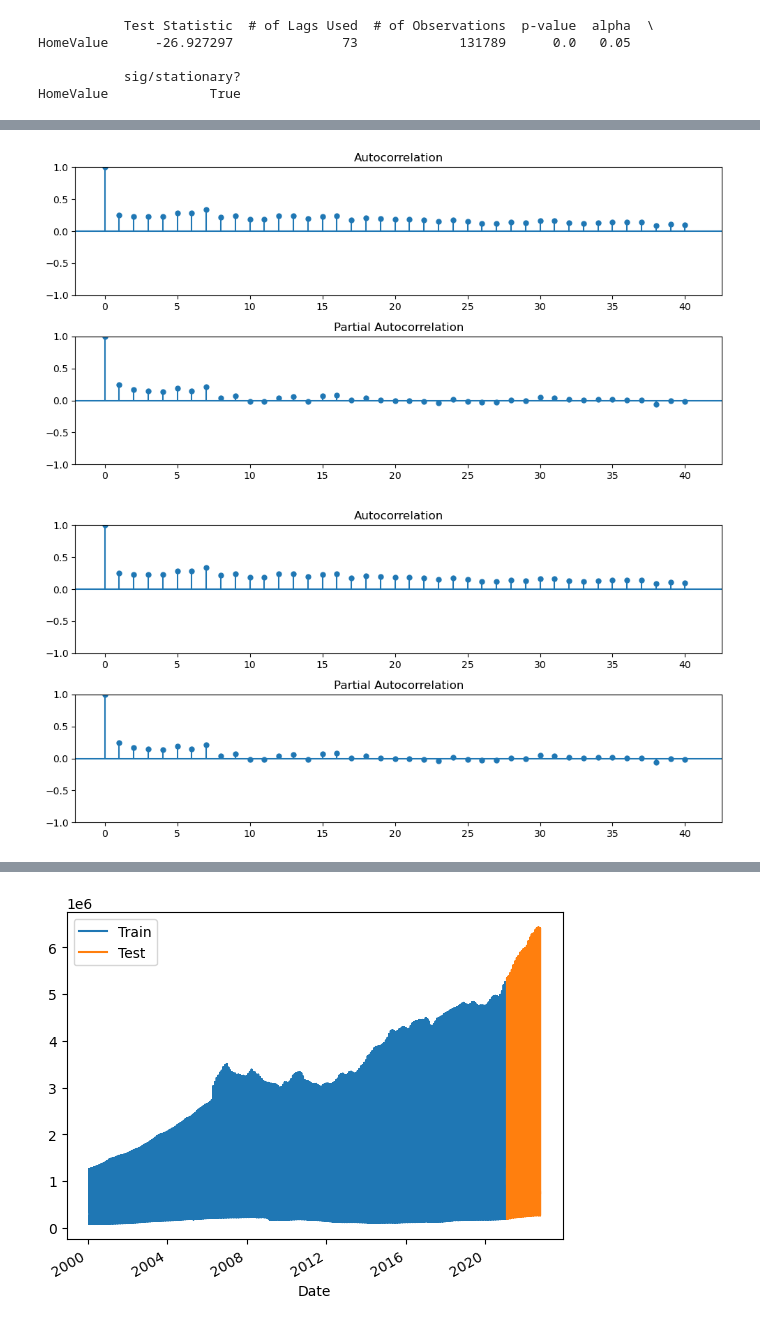
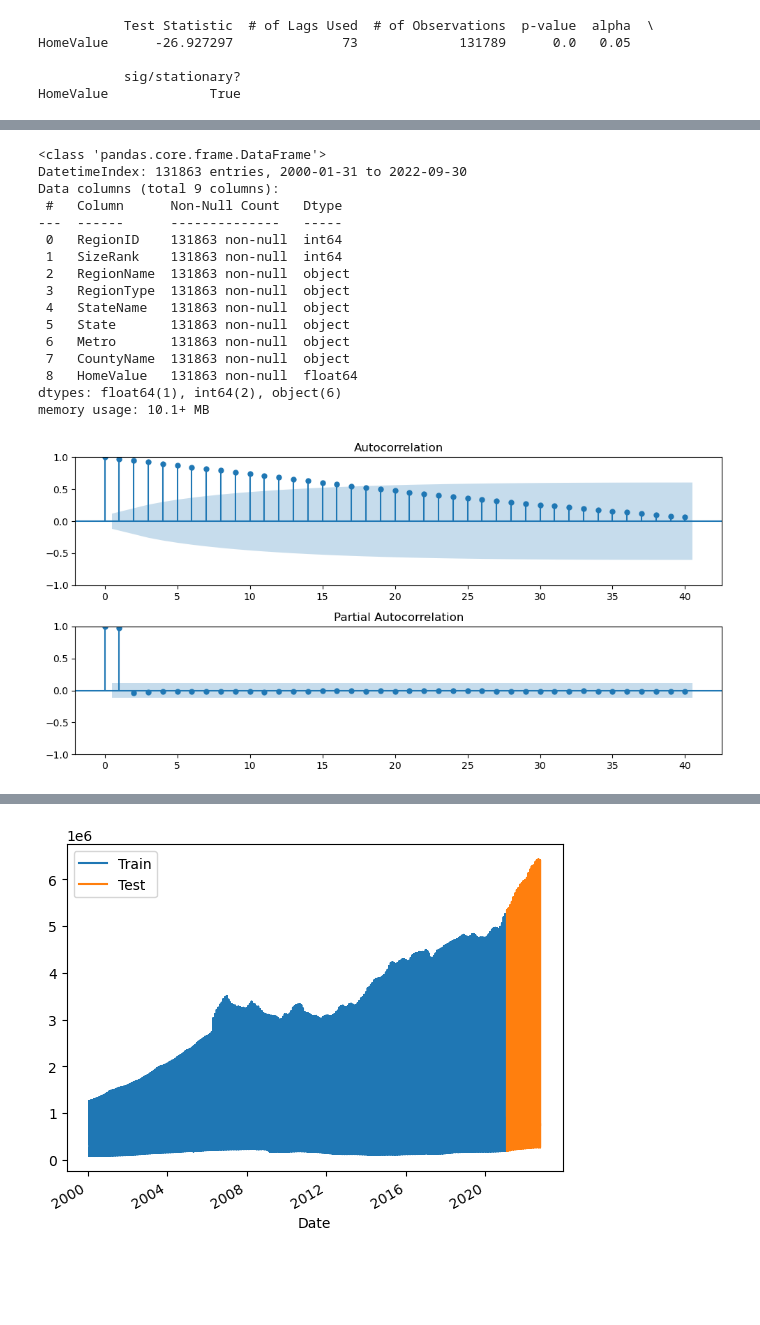
Before and after one commit to JamesCraig35/Preparing-Time-Series-from-Wide-Form-Data--Core-, a Jupyter notebook: Gridsearch SARIMA Models (Core).ipynb, the cells around one changed output, grey strips where cells are left out. Saved outputs shown, nothing was run; the diff lists cells and outputs as text; code cells hidden in the pictures; blank space fills up the shorter version.

```diff
--- a/Gridsearch SARIMA Models (Core).ipynb
+++ b/Gridsearch SARIMA Models (Core).ipynb
@@ -286,0 +296,2 @@ Number of Differences Needed: 0
+# %%
+ts_home_value = ts['HomeValue'].resample('M').mean()
@@ -287,6 +318,24 @@ Number of Differences Needed: 0
+# %%
+ts.info()
+# %% [output]
+<class 'pandas.core.frame.DataFrame'>
+DatetimeIndex: 131863 entries, 2000-01-31 to 2022-09-30
+Data columns (total 9 columns):
+ #   Column      Non-Null Count   Dtype
+---  ------      --------------   -----
+ 0   RegionID    131863 non-null  int64
+ 1   SizeRank    131863 non-null  int64
+ 2   RegionName  131863 non-null  object
+ 3   RegionType  131863 non-null  object
+ 4   StateName   131863 non-null  object
+ 5   State       131863 non-null  object
+ 6   Metro       131863 non-null  object
+ 7   CountyName  131863 non-null  object
+ 8   HomeValue   131863 non-null  float64
+dtypes: float64(1), int64(2), object(6)
+memory usage: 10.1+ MB
 # %%
 # Plot ACF and PACFada
-plot_acf_pacf(ts['HomeValue'])
+plot_acf_pacf(ts_home_value);
 # %% [output]
-[figure, old version]
+[figure, new version]
-[figure, removed]
```
Also changed, not shown: parts of 21 cells of this notebook.
